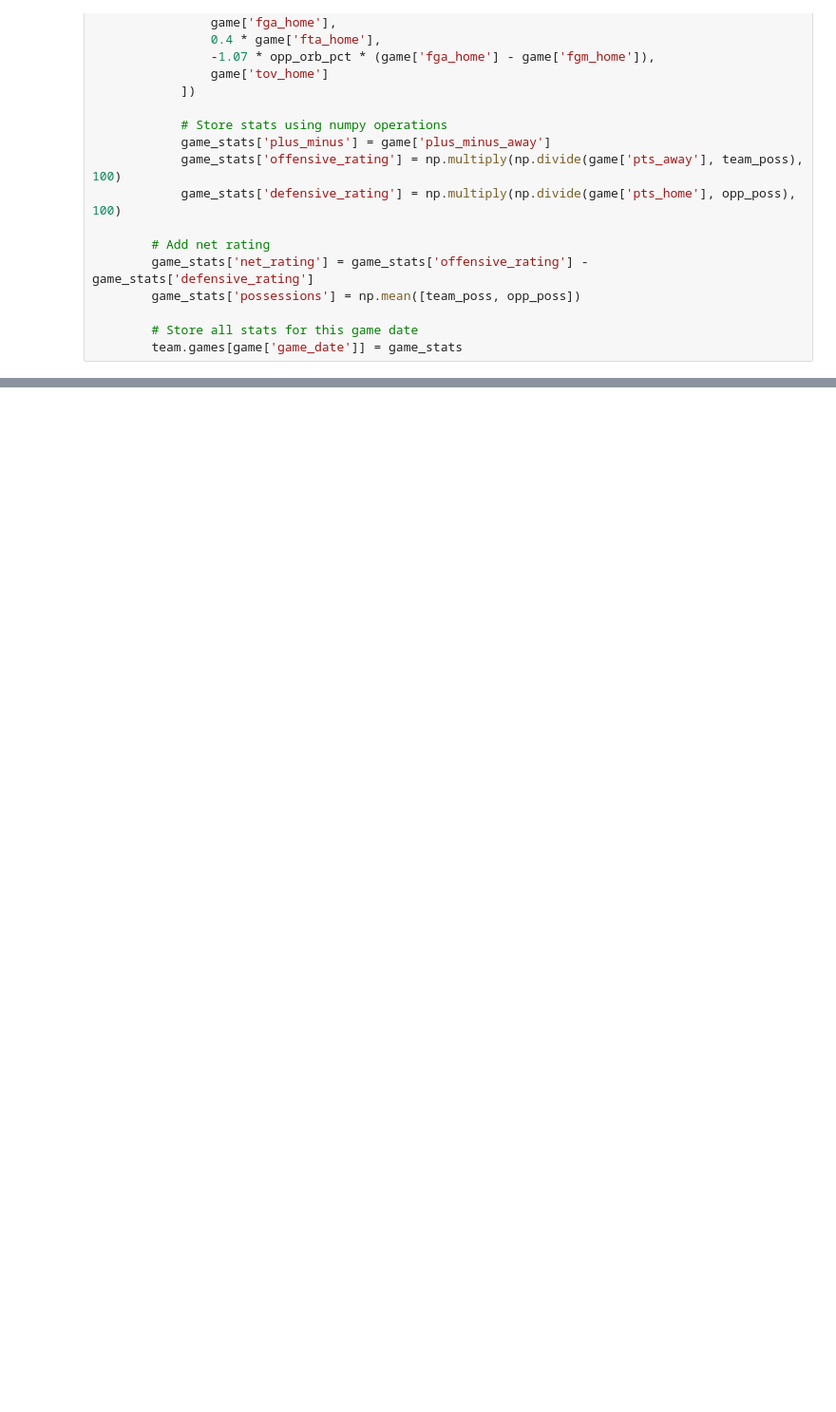
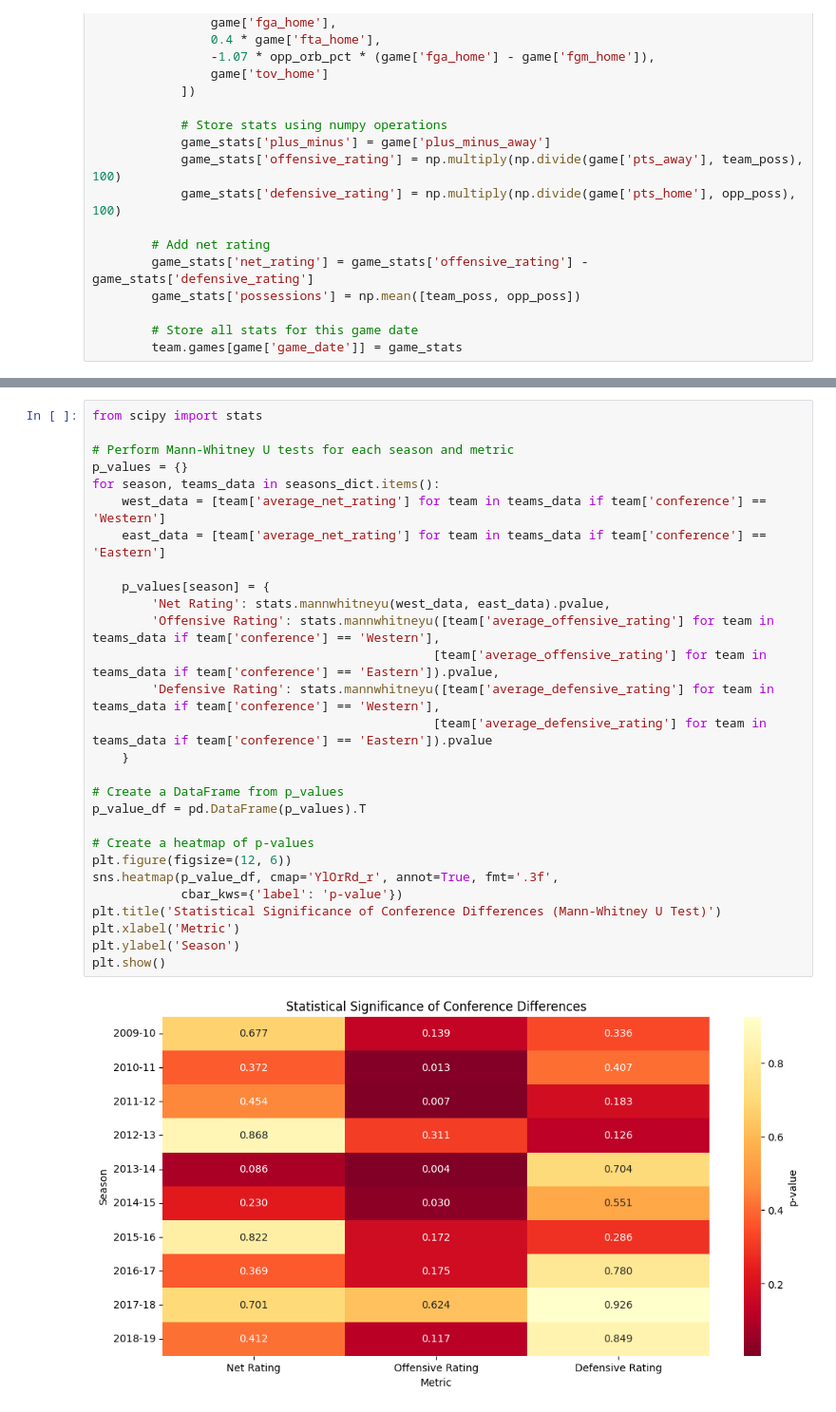
Before and after one commit to MubsPokesart/CSE5520, a Jupyter notebook: 5520Presentation/final_presentation.ipynb, the cells around one changed output, grey strips where cells are left out. Shown at 95% size. Saved outputs shown, nothing was run; the diff lists cells and outputs as text; blank space fills up the shorter version.

```diff
--- a/5520Presentation/final_presentation.ipynb
+++ b/5520Presentation/final_presentation.ipynb
@@ -457,0 +468,30 @@ ValueError: The truth value of an array with more than one element is ambiguous.
+# %%
+from scipy import stats
+
+# Perform Mann-Whitney U tests for each season and metric
+p_values = {}
+for season, teams_data in seasons_dict.items():
+    west_data = [team['average_net_rating'] for team in teams_data if team['conference'] == 'Western']
+    east_data = [team['average_net_rating'] for team in teams_data if team['conference'] == 'Eastern']
+
+    p_values[season] = {
+        'Net Rating': stats.mannwhitneyu(west_data, east_data).pvalue,
+        'Offensive Rating': stats.mannwhitneyu([team['average_offensive_rating'] for team in teams_data if team['conference'] == 'Western'],
+                                              [team['average_offensive_rating'] for team in teams_data if team['conference'] == 'Eastern']).pvalue,
+        'Defensive Rating': stats.mannwhitneyu([team['average_defensive_rating'] for team in teams_data if team['conference'] == 'Western'],
+                                              [team['average_defensive_rating'] for team in teams_data if team['conference'] == 'Eastern']).pvalue
+    }
+
+# Create a DataFrame from p_values
+p_value_df = pd.DataFrame(p_values).T
+
+# Create a heatmap of p-values
+plt.figure(figsize=(12, 6))
+sns.heatmap(p_value_df, cmap='YlOrRd_r', annot=True, fmt='.3f',
+            cbar_kws={'label': 'p-value'})
+plt.title('Statistical Significance of Conference Differences (Mann-Whitney U Test)')
+plt.xlabel('Metric')
+plt.ylabel('Season')
+plt.show()
+# %% [output]
+[figure, added]
```
Also changed, not shown: parts of 3 cells of this notebook, 1 other file.
